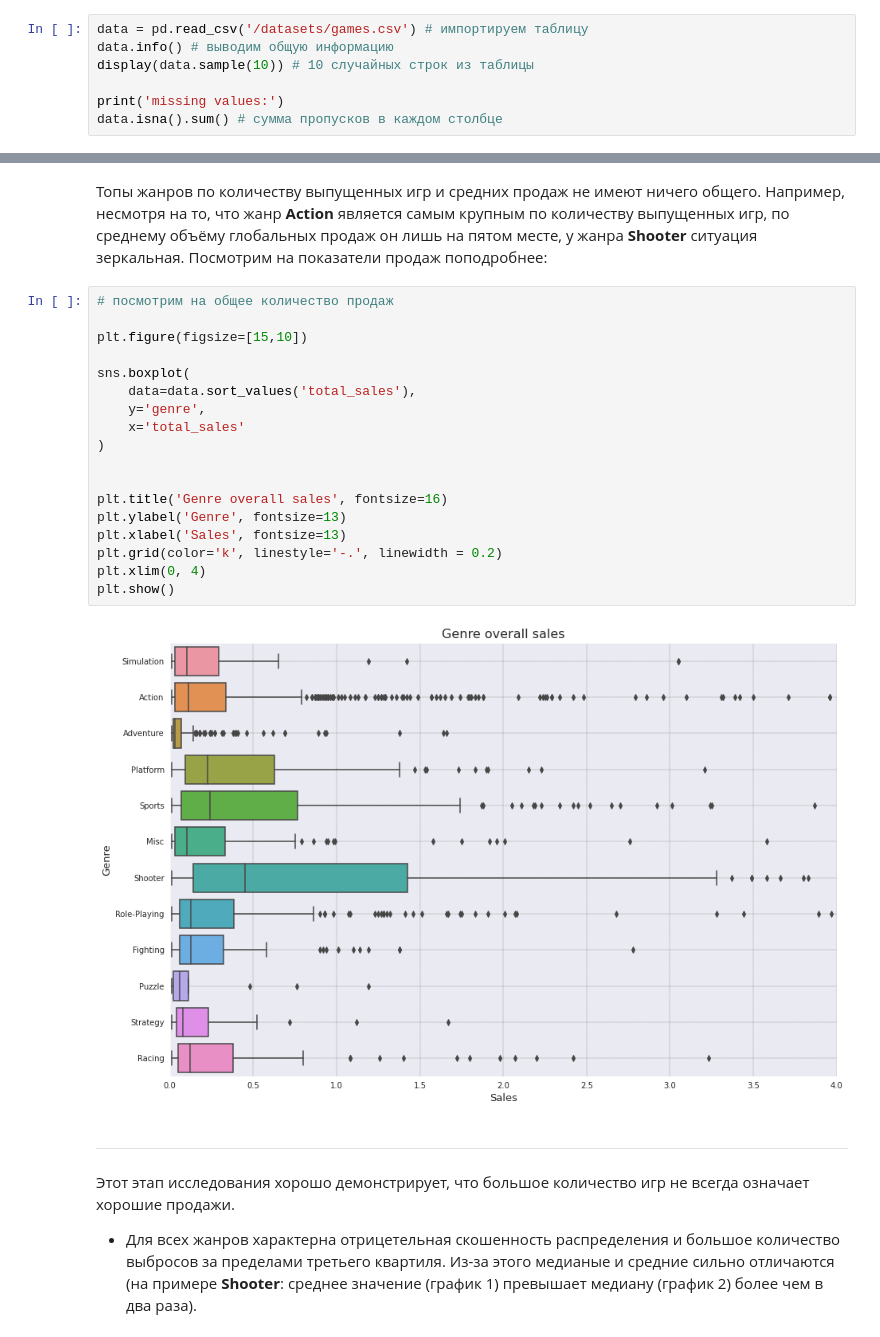
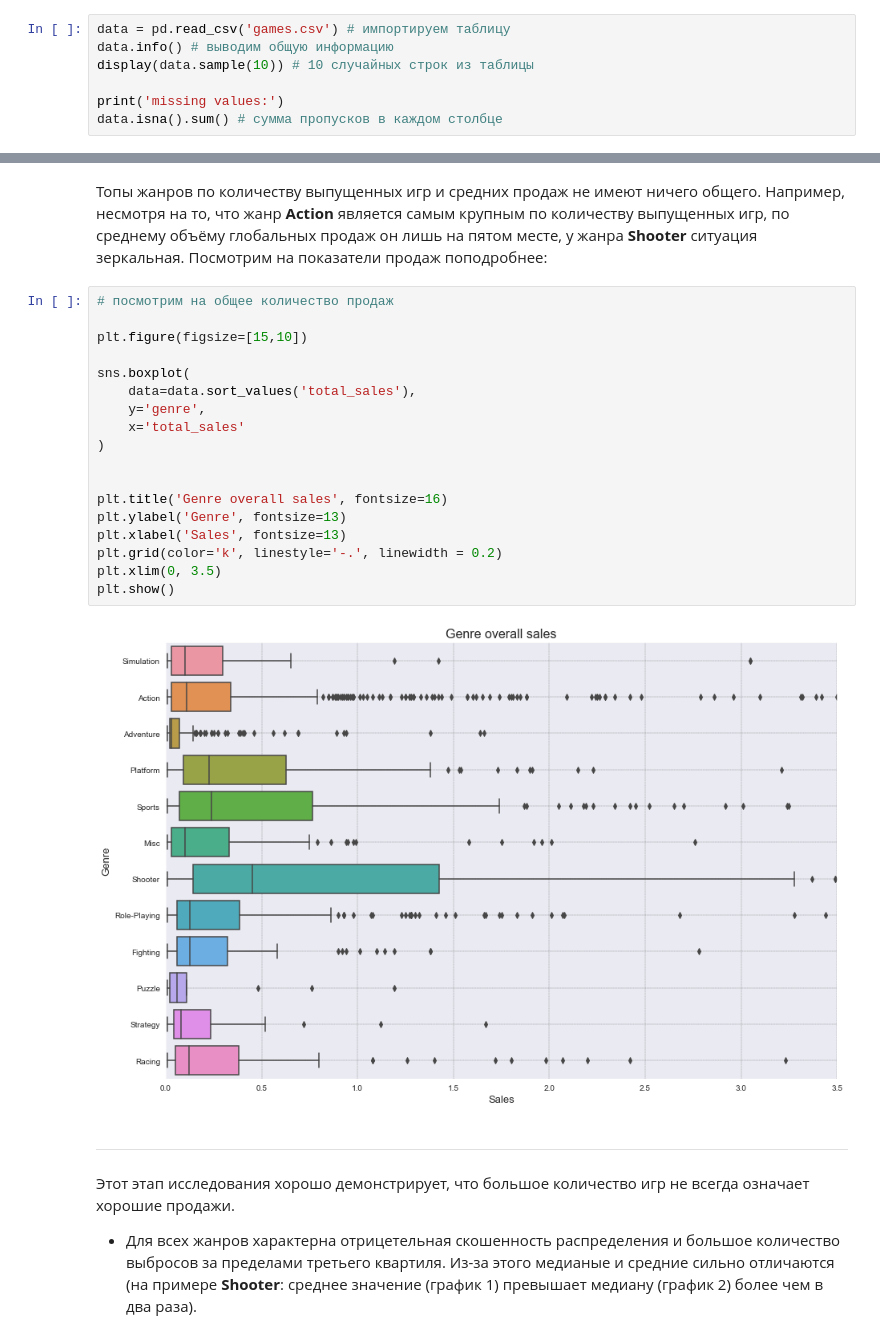
Before and after one commit to dmitry-filimonov/Practicum-Data-Analysis, a Jupyter notebook: Изучение закономерностей, определяющих успешность игр/Изучение закономерностей, определяющих успешность игр.ipynb, the cells around one changed output, grey strips where cells are left out. Cells and saved outputs as stored; diff of their text form.

```diff
--- a/Изучение закономерностей, определяющих успешность игр/Изучение закономерностей, определяющих успешность игр.ipynb
+++ b/Изучение закономерностей, определяющих успешность игр/Изучение закономерностей, определяющих успешность игр.ipynb
@@ -86,5 +46,5 @@ plt.rcParams.update({'axes.labelsize': 10,'axes.titlesize': 15})
 # %%
-data = pd.read_csv('/datasets/games.csv') # импортируем таблицу
+data = pd.read_csv('games.csv') # импортируем таблицу
 data.info() # выводим общую информацию
 display(data.sample(10)) # 10 случайных строк из таблицы
 
@@ -1356,23 +1133,23 @@ for ax in (ax1, ax2):
 # %%
 # посмотрим на общее количество продаж
 
 plt.figure(figsize=[15,10])
 
 sns.boxplot(
     data=data.sort_values('total_sales'),
     y='genre',
     x='total_sales'
 )
 
 
 plt.title('Genre overall sales', fontsize=16)
 plt.ylabel('Genre', fontsize=13)
 plt.xlabel('Sales', fontsize=13)
 plt.grid(color='k', linestyle='-.', linewidth = 0.2)
-plt.xlim(0, 4)
+plt.xlim(0, 3.5)
 plt.show()
 # %% [output]
-[figure, old version]
+[figure, new version]
 # %% [markdown]
 ----
 Этот этап исследования хорошо демонстрирует, что большое количество игр не всегда означает хорошие продажи.
```
Also changed, not shown: parts of 71 cells of this notebook, 22 other files.
